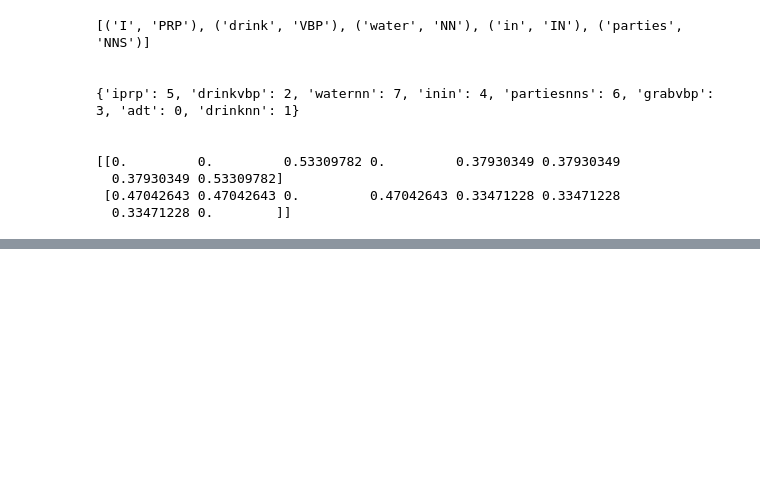
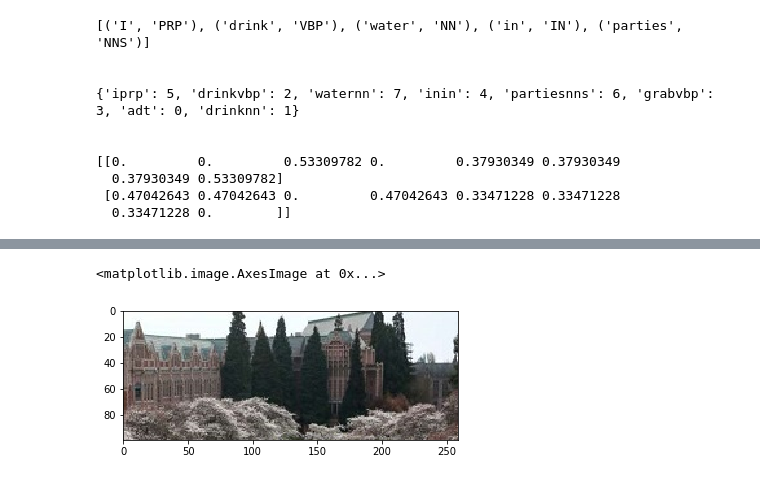
Before and after one commit to AnoVando/MSIS, a Jupyter notebook: MSIS521_In_Class_Lab_2-15-2020.ipynb, the cells around one changed output, grey strips where cells are left out. Cells and saved outputs as stored; diff of their text form; code cells hidden in the pictures; blank space fills up the shorter version.

```diff
--- a/MSIS521_In_Class_Lab_2-15-2020.ipynb
+++ b/MSIS521_In_Class_Lab_2-15-2020.ipynb
@@ -200,0 +228,6 @@ print(POS_v3.toarray())
+# %%
+im_c = im_m[50:150,:,:]
+imshow(im_c)
+# %% [output]
+<matplotlib.image.AxesImage at 0x...>
+[figure, added]
```
Also changed, not shown: parts of 11 cells of this notebook.
